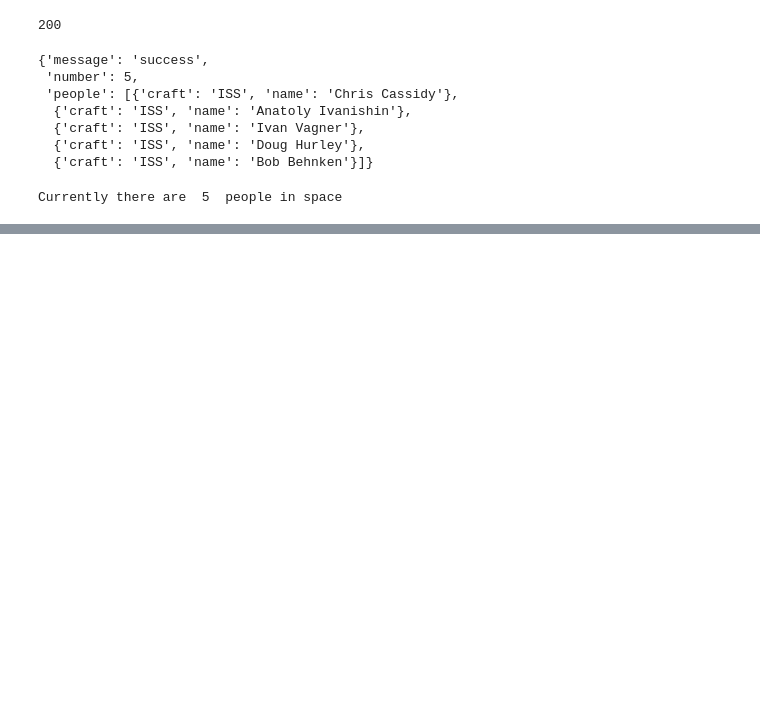
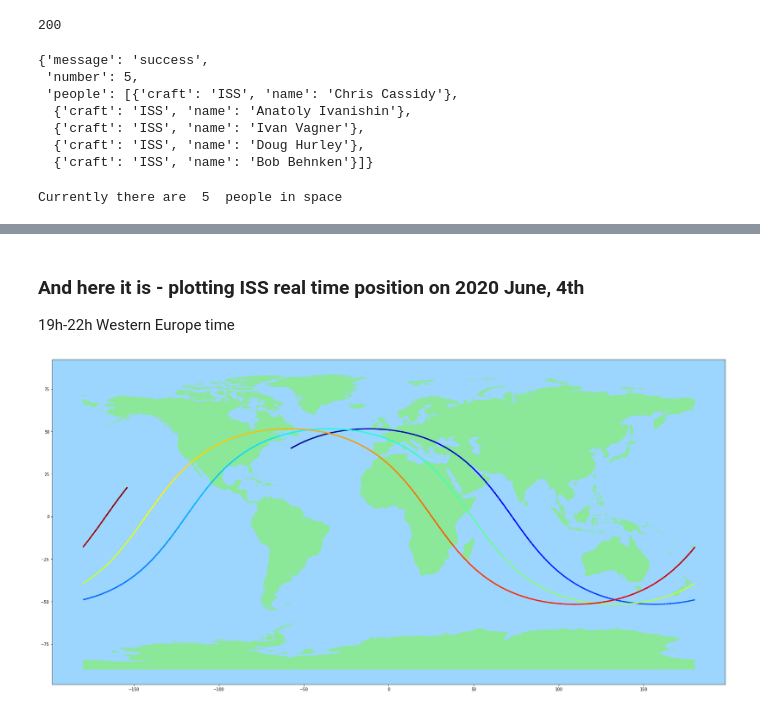
Before and after one commit to Binardino/python_side_projects, a Jupyter notebook: ISS_tracker/ISS_tracker_ geopandas.ipynb, the cells around one changed output, grey strips where cells are left out. Saved outputs shown, nothing was run; the diff lists cells and outputs as text; code cells hidden in the pictures; blank space fills up the shorter version.

```diff
--- a/ISS_tracker/ISS_tracker_ geopandas.ipynb
+++ b/ISS_tracker/ISS_tracker_ geopandas.ipynb
@@ -131,3 +143,7 @@ ISS_df
 ISS_df['latitude'] = ISS_df['latitude'].astype(float)
 ISS_df['longitude'] = ISS_df['longitude'].astype(float)
 ISS_df['timestamp'] = ISS_df['timestamp'].astype(float)
+# %%
+ISS_df['coordinates'] = ISS_df[['longitude', 'latitude']].values.tolist()
+
+ISS_df
@@ -133,0 +164,4 @@ ISS_df['timestamp'] = ISS_df['timestamp'].astype(float)
+# %%
+# Make the coordinate column a Point object
+ISS_df['coordinates'] = ISS_df['coordinates'].apply(Point)
+ISS_df
@@ -133,0 +182,7 @@ ISS_df['timestamp'] = ISS_df['timestamp'].astype(float)
+# %%
+#convert to GeoPandas df
+geo_ISS = gpd.GeoDataFrame(ISS_df,
+                                geometry='coordinates',
+                                crs={'init':'epsg:4326'})
+
+geo_ISS
@@ -133,0 +257,14 @@ ISS_df['timestamp'] = ISS_df['timestamp'].astype(float)
+# %% [markdown]
+### And here it is - plotting ISS real time position on 2020 June, 4th
+19h-22h Western Europe time
+# %%
+# Plotting to see the ISS overlay the world:
+# make earth the base figure
+fig, ax = plt.subplots(1, figsize=(30,20))
+base = earth_shp.plot(ax=ax, color='#8BE898',)
+base.set_facecolor('#9CD6FF')
+# plotting the ISS position over the eart with navy
+geo_ISS.plot(ax=base, marker="*", markersize=10, cmap = 'jet');
+# fig.savefig('ISS path')
+# %% [output]
+[figure, added]
```
Also changed, not shown: parts of 23 cells of this notebook, 2 other files.
